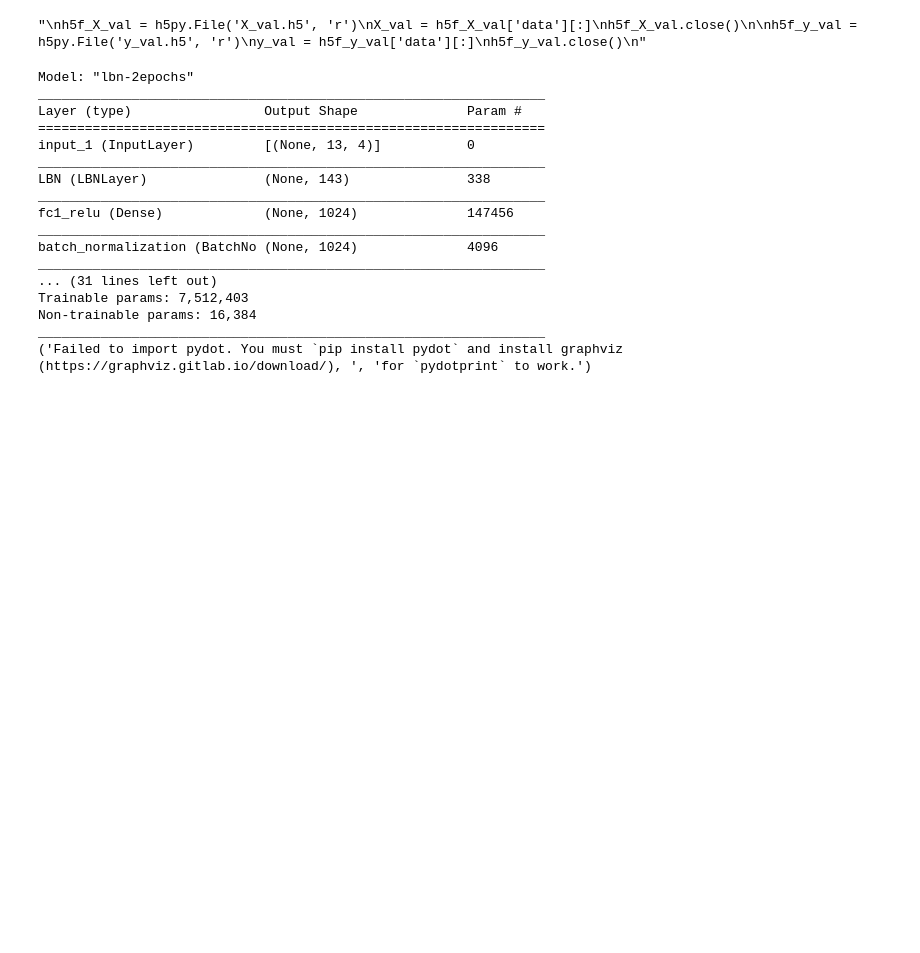
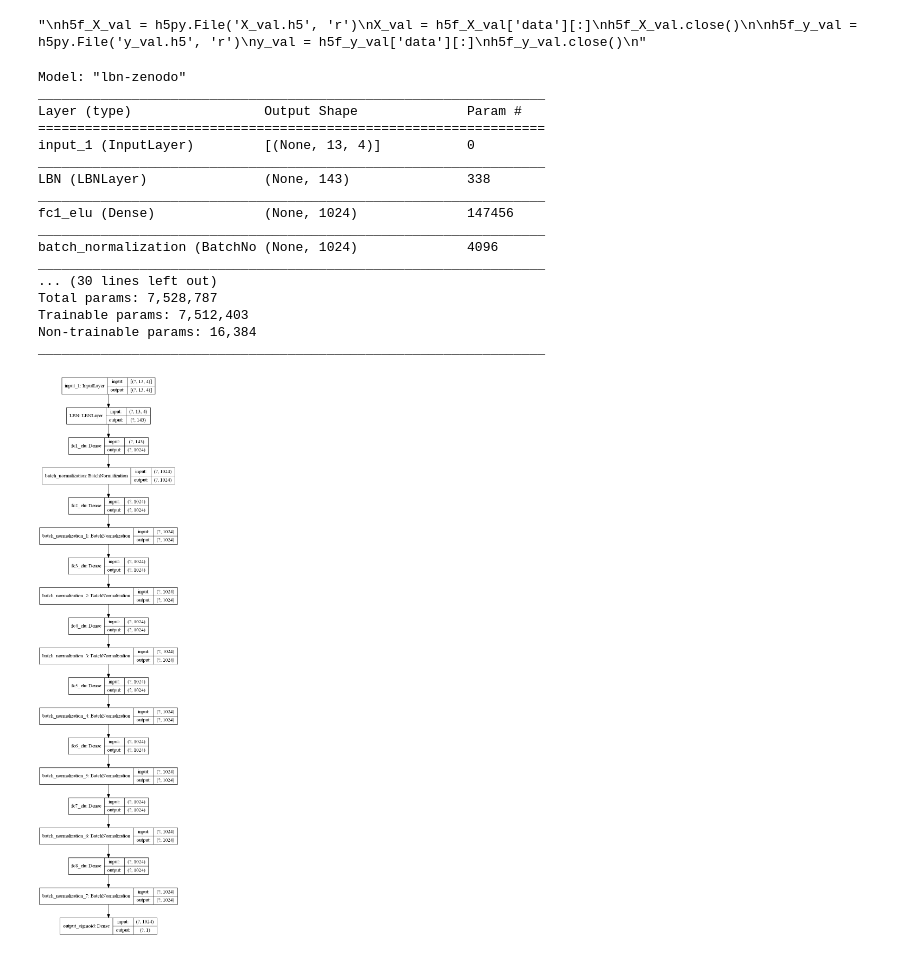
Before and after one commit to DanDan0101/EPE-Machine-Learning, a Jupyter notebook: LBN/train.ipynb, the cells around one changed output. Drawn from its saved outputs; the diff is of its cells as text; code cells hidden in the pictures; blank space fills up the shorter version.

```diff
--- a/LBN/train.ipynb
+++ b/LBN/train.ipynb
@@ -76,23 +76,24 @@ adam = Adam(lr=0.0001)
 model.compile(optimizer=adam, loss='binary_crossentropy', metrics=['accuracy'])
 # %%
 model.summary()
-tf.keras.utils.plot_model(model, "lbn-2epochs.png", show_shapes=True)
+tf.keras.utils.plot_model(model, "lbn-zenodo.png", show_shapes=True)
 # %% [output]
-Model: "lbn-2epochs"
+Model: "lbn-zenodo"
 _________________________________________________________________
 Layer (type)                 Output Shape              Param #
 =================================================================
 input_1 (InputLayer)         [(None, 13, 4)]           0
 _________________________________________________________________
 LBN (LBNLayer)               (None, 143)               338
 _________________________________________________________________
-fc1_relu (Dense)             (None, 1024)              147456
+fc1_elu (Dense)              (None, 1024)              147456
 _________________________________________________________________
 batch_normalization (BatchNo (None, 1024)              4096
 _________________________________________________________________
-... (31 lines left out)
+... (30 lines left out)
+Total params: 7,528,787
 Trainable params: 7,512,403
 Non-trainable params: 16,384
 _________________________________________________________________
-('Failed to import pydot. You must `pip install pydot` and install graphviz (https://graphviz.gitlab.io/download/), ', 'for `pydotprint` to work.')
+[figure, added]
 # %%
```
Also changed, not shown: parts of 6 cells of this notebook, 1 other file.
